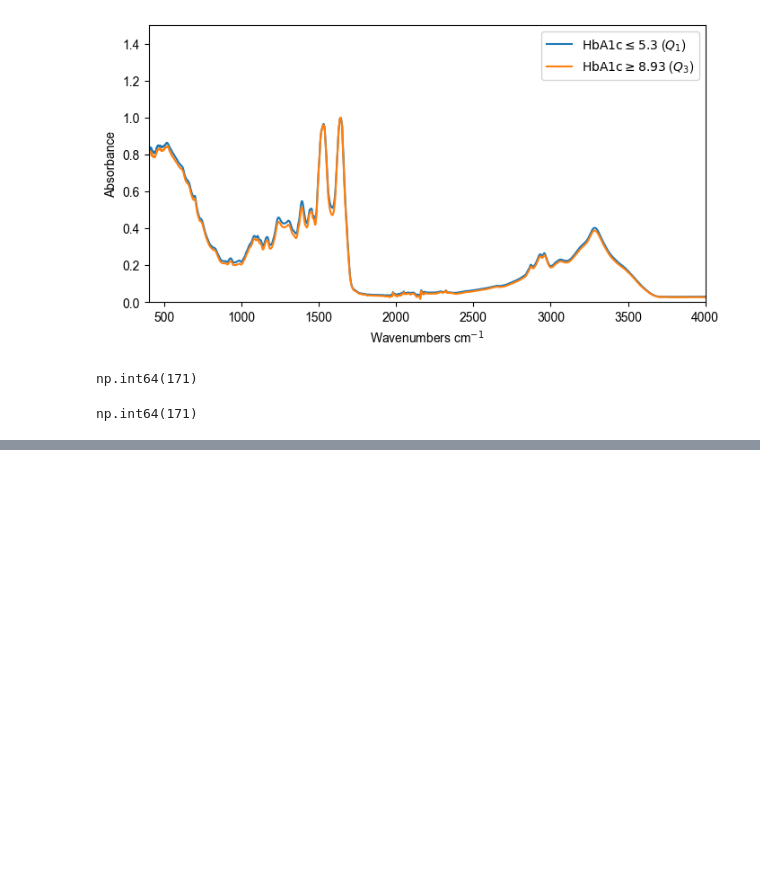
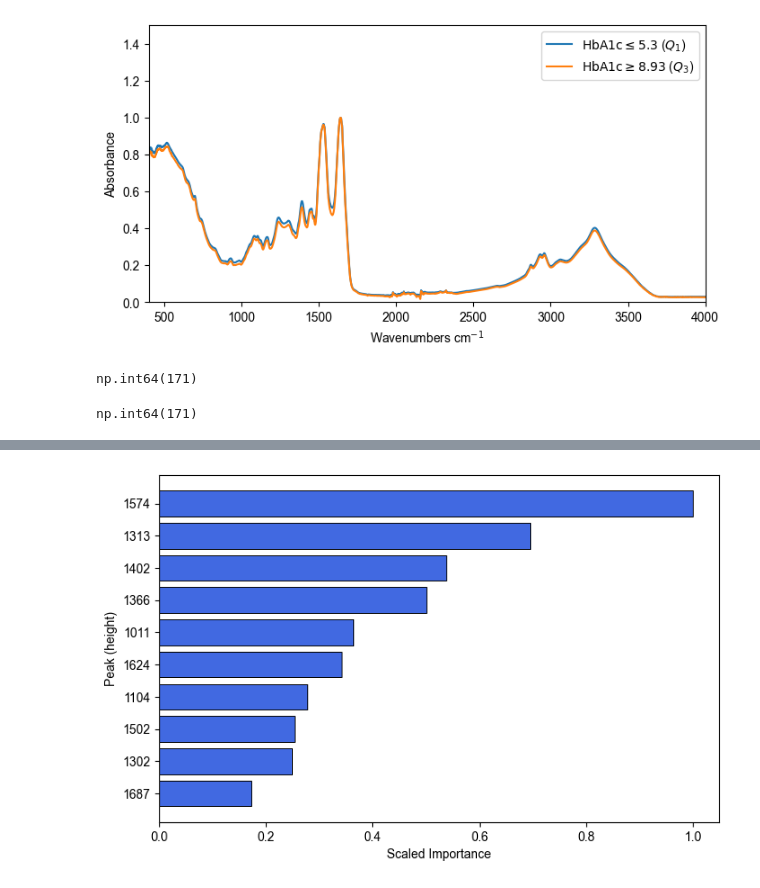
Before and after one commit to MelnychenkoM/ml_methods_hba1c, a Jupyter notebook: notebooks/visuals.ipynb, the cells around one changed output, grey strips where cells are left out. Saved outputs shown, nothing was run; the diff lists cells and outputs as text; code cells hidden in the pictures; blank space fills up the shorter version.

```diff
--- a/notebooks/visuals.ipynb
+++ b/notebooks/visuals.ipynb
@@ -175,3 +184,21 @@ plt.savefig('../figures/SHAP_height.png', transparent=True, dpi=300)
+# %%
+with open("../data/curvefit_results/leader_varimp.pkl", "rb") as f:
+    varimp = pickle.load(f)
+
+columns = ['variable', 'relative_importance', 'scaled_importance', 'percentage']
+varimp_leader = pd.DataFrame(varimp, columns=columns)
+# %%
+plt.figure(figsize=(8, 5))
+plt.barh(varimp_leader["variable"].iloc[:10].astype(str),
+         varimp_leader["scaled_importance"].iloc[:10], color='royalblue',
+         edgecolor='k', linewidth=0.7
+         )
+plt.gca().invert_yaxis()
+plt.xlabel("Scaled Importance")
+plt.ylabel("Peak (height)")
+plt.savefig("../figures/varimp_top_glm_model.png", transparent=True, dpi=300)
+# %% [output]
+[figure, added]
 # %%
 res = pd.read_csv('../data/curvefit_results/predict_curvefit_height.csv')
 y_true, y_pred_cf = res.T.to_numpy()
```
Also changed, not shown: parts of 9 cells of this notebook, 4 other files.
